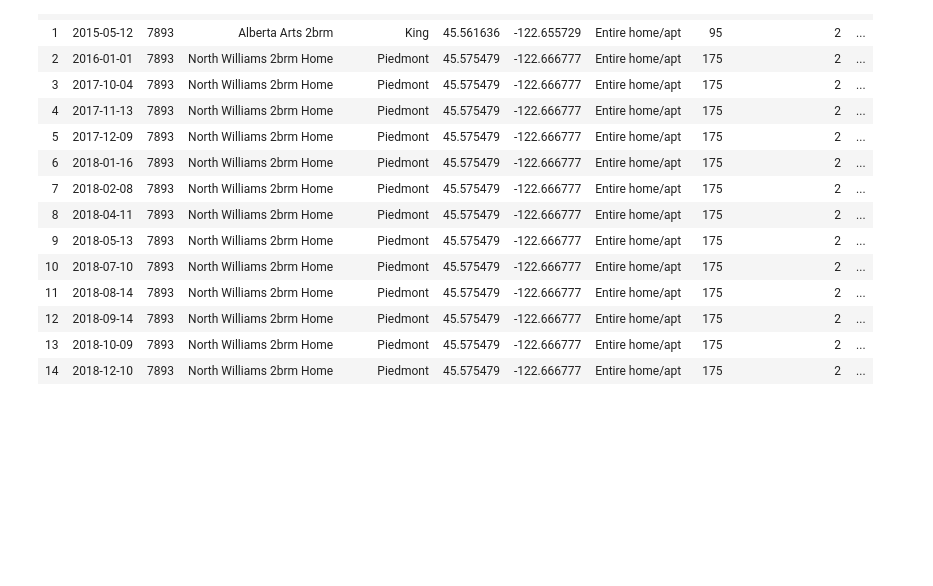
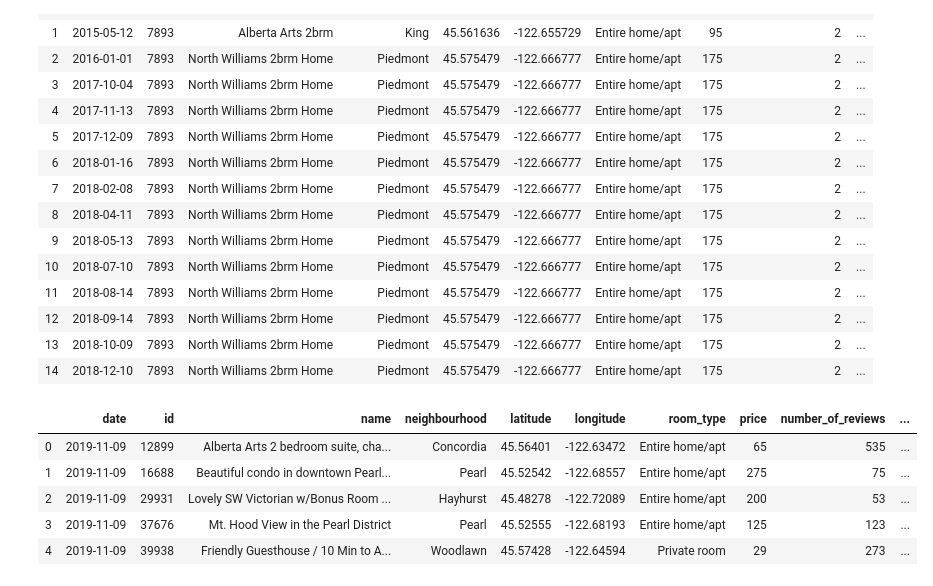
Before and after one commit to brian1581/Creative-Viz-Project, a Jupyter notebook: etl.ipynb, the cells around one changed output. Saved outputs shown, nothing was run; the diff lists cells and outputs as text; code cells hidden in the pictures; blank space fills up the shorter version.

```diff
--- a/etl.ipynb
+++ b/etl.ipynb
@@ -230,4 +230,14 @@ for i,row in sorted_airbnb.iterrows():
     review_col.append(reviews)
 # %%
 sorted_airbnb['reviews'] = review_col
+# %%
+last_month = sorted_airbnb.loc[sorted_airbnb['date'] == '2019-11-09'].reset_index(drop=True)
+last_month.head()
+# %% [output]
+|  | date | id | name | neighbourhood | latitude | longitude | room_type | price | number_of_reviews | ... |
+| 0 | 2019-11-09 | 12899 | Alberta Arts 2 bedroom suite, cha... | Concordia | 45.56401 | -122.63472 | Entire home/apt | 65 | 535 | ... |
+| 1 | 2019-11-09 | 16688 | Beautiful condo in downtown Pearl... | Pearl | 45.52542 | -122.68557 | Entire home/apt | 275 | 75 | ... |
+| 2 | 2019-11-09 | 29931 | Lovely SW Victorian w/Bonus Room ... | Hayhurst | 45.48278 | -122.72089 | Entire home/apt | 200 | 53 | ... |
+| 3 | 2019-11-09 | 37676 | Mt. Hood View in the Pearl District | Pearl | 45.52555 | -122.68193 | Entire home/apt | 125 | 123 | ... |
+| 4 | 2019-11-09 | 39938 | Friendly Guesthouse / 10 Min to A... | Woodlawn | 45.57428 | -122.64594 | Private room | 29 | 273 | ... |
 # %%
```
Also changed, not shown: parts of 11 cells of this notebook, 1 other file.
